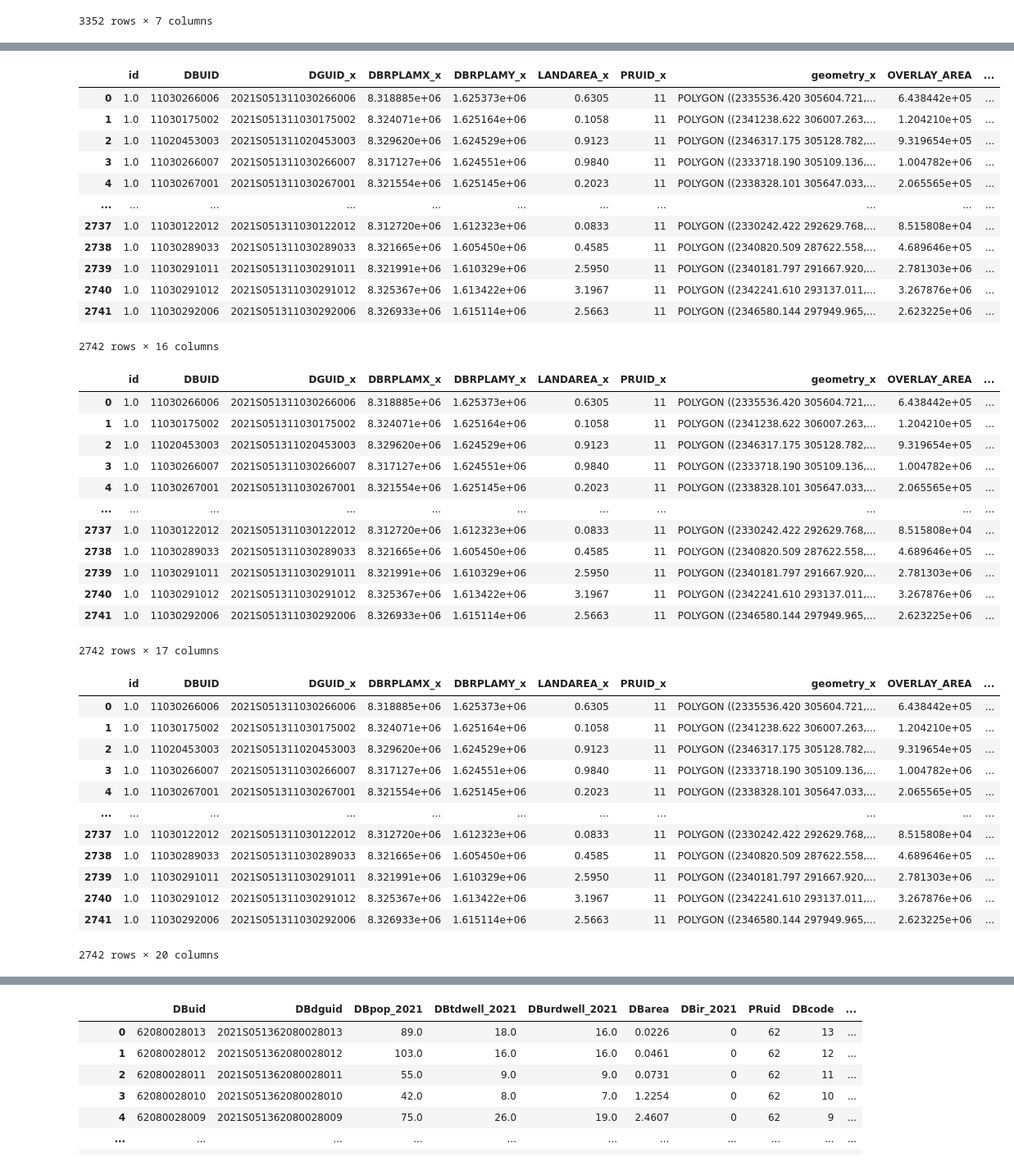
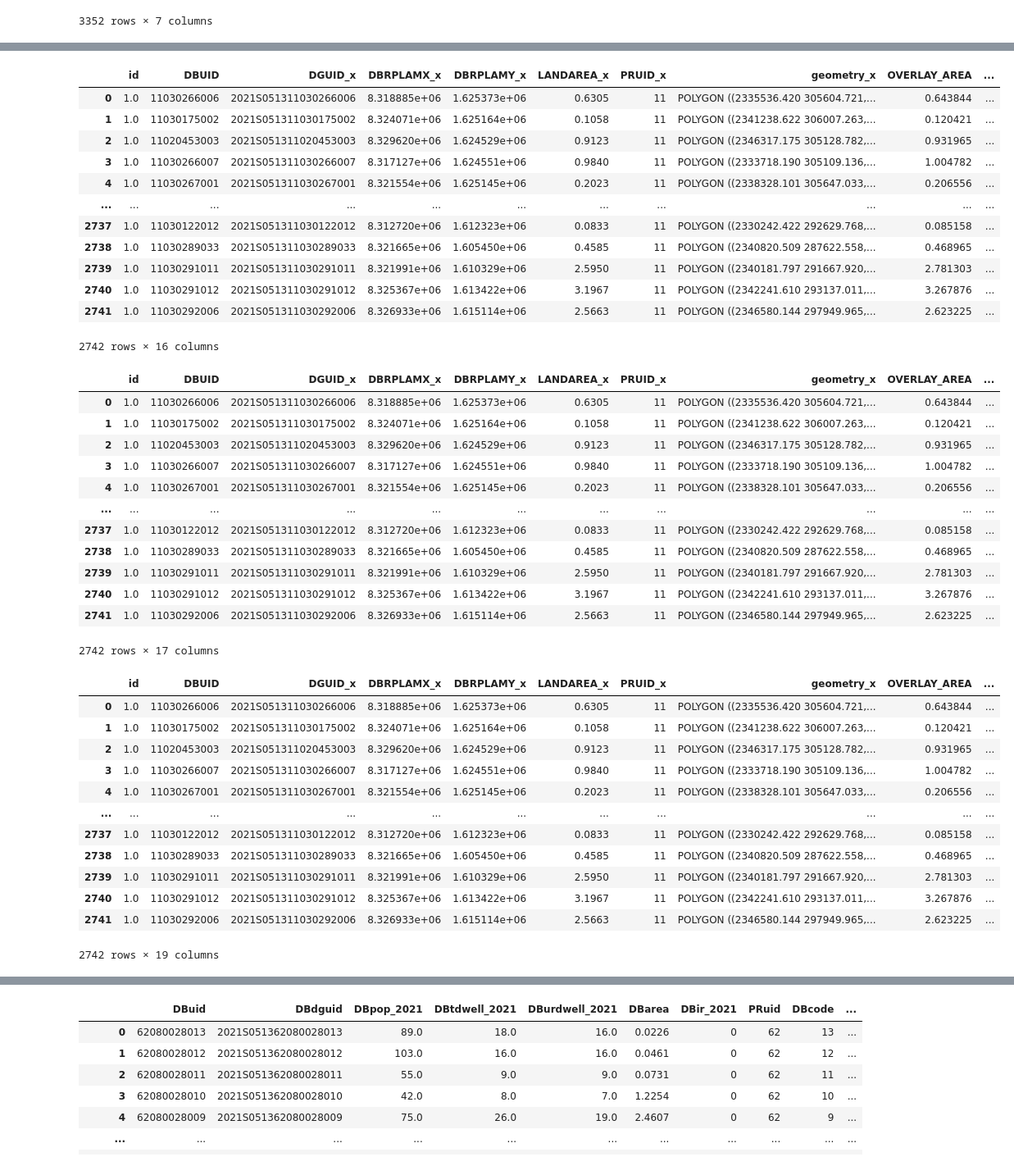
Before and after one commit to dkim3300/WorkInProgress, a Jupyter notebook: crc_project.ipynb, the cells around one changed output, grey strips where cells are left out. Shown: that part at 82% size. Cells and saved outputs as stored; diff of their text form; code cells hidden in the pictures.

```diff
--- a/crc_project.ipynb
+++ b/crc_project.ipynb
@@ -141,20 +99,30 @@ overlay_CCB_PEI_Boundary
+# %%
+# Changing the values of the area in PEI
+# - only execute cell after cell 76
+subSet_PEI_11_GeoUpdate["PEI_TOTAL_AREA"] = subSet_PEI_11_GeoUpdate["PEI_TOTAL_AREA"].apply(lambda x: x / 10**6)
+subSet_PEI_11_GeoUpdate
+# %%
+# Changing the values of the area in overlay_CCB_PEI_Boundary
+# - only execute cell after call 76
+overlay_CCB_PEI_Boundary["OVERLAY_AREA"] = overlay_CCB_PEI_Boundary["OVERLAY_AREA"].apply(lambda x: x / 10**6)
+overlay_CCB_PEI_Boundary
 # %%
 # Merging PEI and CCB together through DBUID
 MERGED_DF_CCB_PEI = pd.merge(overlay_CCB_PEI_Boundary, subSet_PEI_11_GeoUpdate, on = ['DBUID'], how = 'left')
 MERGED_DF_CCB_PEI
 # %% [output]
 |  | id | DBUID | DGUID_x | DBRPLAMX_x | DBRPLAMY_x | LANDAREA_x | PRUID_x | geometry_x | OVERLAY_AREA | ... |
-| 0 | 1.0 | 11030266006 | 2021S051311030266006 | 8.318885e+06 | 1.625373e+06 | 0.6305 | 11 | POLYGON ((2335536.420 305604.721,... | 6.438442e+05 | ... |
-| 1 | 1.0 | 11030175002 | 2021S051311030175002 | 8.324071e+06 | 1.625164e+06 | 0.1058 | 11 | POLYGON ((2341238.622 306007.263,... | 1.204210e+05 | ... |
-| 2 | 1.0 | 11020453003 | 2021S051311020453003 | 8.329620e+06 | 1.624529e+06 | 0.9123 | 11 | POLYGON ((2346317.175 305128.782,... | 9.319654e+05 | ... |
-| 3 | 1.0 | 11030266007 | 2021S051311030266007 | 8.317127e+06 | 1.624551e+06 | 0.9840 | 11 | POLYGON ((2333718.190 305109.136,... | 1.004782e+06 | ... |
-| 4 | 1.0 | 11030267001 | 2021S051311030267001 | 8.321554e+06 | 1.625145e+06 | 0.2023 | 11 | POLYGON ((2338328.101 305647.033,... | 2.065565e+05 | ... |
+| 0 | 1.0 | 11030266006 | 2021S051311030266006 | 8.318885e+06 | 1.625373e+06 | 0.6305 | 11 | POLYGON ((2335536.420 305604.721,... | 0.643844 | ... |
+| 1 | 1.0 | 11030175002 | 2021S051311030175002 | 8.324071e+06 | 1.625164e+06 | 0.1058 | 11 | POLYGON ((2341238.622 306007.263,... | 0.120421 | ... |
+| 2 | 1.0 | 11020453003 | 2021S051311020453003 | 8.329620e+06 | 1.624529e+06 | 0.9123 | 11 | POLYGON ((2346317.175 305128.782,... | 0.931965 | ... |
+| 3 | 1.0 | 11030266007 | 2021S051311030266007 | 8.317127e+06 | 1.624551e+06 | 0.9840 | 11 | POLYGON ((2333718.190 305109.136,... | 1.004782 | ... |
+| 4 | 1.0 | 11030267001 | 2021S051311030267001 | 8.321554e+06 | 1.625145e+06 | 0.2023 | 11 | POLYGON ((2338328.101 305647.033,... | 0.206556 | ... |
 | ... | ... | ... | ... | ... | ... | ... | ... | ... | ... | ... |
-| 2737 | 1.0 | 11030122012 | 2021S051311030122012 | 8.312720e+06 | 1.612323e+06 | 0.0833 | 11 | POLYGON ((2330242.422 292629.768,... | 8.515808e+04 | ... |
-| 2738 | 1.0 | 11030289033 | 2021S051311030289033 | 8.321665e+06 | 1.605450e+06 | 0.4585 | 11 | POLYGON ((2340820.509 287622.558,... | 4.689646e+05 | ... |
-| 2739 | 1.0 | 11030291011 | 2021S051311030291011 | 8.321991e+06 | 1.610329e+06 | 2.5950 | 11 | POLYGON ((2340181.797 291667.920,... | 2.781303e+06 | ... |
-| 2740 | 1.0 | 11030291012 | 2021S051311030291012 | 8.325367e+06 | 1.613422e+06 | 3.1967 | 11 | POLYGON ((2342241.610 293137.011,... | 3.267876e+06 | ... |
-| 2741 | 1.0 | 11030292006 | 2021S051311030292006 | 8.326933e+06 | 1.615114e+06 | 2.5663 | 11 | POLYGON ((2346580.144 297949.965,... | 2.623225e+06 | ... |
+| 2737 | 1.0 | 11030122012 | 2021S051311030122012 | 8.312720e+06 | 1.612323e+06 | 0.0833 | 11 | POLYGON ((2330242.422 292629.768,... | 0.085158 | ... |
+| 2738 | 1.0 | 11030289033 | 2021S051311030289033 | 8.321665e+06 | 1.605450e+06 | 0.4585 | 11 | POLYGON ((2340820.509 287622.558,... | 0.468965 | ... |
+| 2739 | 1.0 | 11030291011 | 2021S051311030291011 | 8.321991e+06 | 1.610329e+06 | 2.5950 | 11 | POLYGON ((2340181.797 291667.920,... | 2.781303 | ... |
+| 2740 | 1.0 | 11030291012 | 2021S051311030291012 | 8.325367e+06 | 1.613422e+06 | 3.1967 | 11 | POLYGON ((2342241.610 293137.011,... | 3.267876 | ... |
+| 2741 | 1.0 | 11030292006 | 2021S051311030292006 | 8.326933e+06 | 1.615114e+06 | 2.5663 | 11 | POLYGON ((2346580.144 297949.965,... | 2.623225 | ... |
 2742 rows × 16 columns
 # %%
 # Calculating the non-ecopia area
@@ -162,43 +130,40 @@ MERGED_DF_CCB_PEI['NON_ECOPIA_AREA'] = MERGED_DF_CCB_PEI['PEI_TOTAL_AREA'] - MER
 MERGED_DF_CCB_PEI
 # %% [output]
 |  | id | DBUID | DGUID_x | DBRPLAMX_x | DBRPLAMY_x | LANDAREA_x | PRUID_x | geometry_x | OVERLAY_AREA | ... |
-| 0 | 1.0 | 11030266006 | 2021S051311030266006 | 8.318885e+06 | 1.625373e+06 | 0.6305 | 11 | POLYGON ((2335536.420 305604.721,... | 6.438442e+05 | ... |
-| 1 | 1.0 | 11030175002 | 2021S051311030175002 | 8.324071e+06 | 1.625164e+06 | 0.1058 | 11 | POLYGON ((2341238.622 306007.263,... | 1.204210e+05 | ... |
-| 2 | 1.0 | 11020453003 | 2021S051311020453003 | 8.329620e+06 | 1.624529e+06 | 0.9123 | 11 | POLYGON ((2346317.175 305128.782,... | 9.319654e+05 | ... |
-| 3 | 1.0 | 11030266007 | 2021S051311030266007 | 8.317127e+06 | 1.624551e+06 | 0.9840 | 11 | POLYGON ((2333718.190 305109.136,... | 1.004782e+06 | ... |
-| 4 | 1.0 | 11030267001 | 2021S051311030267001 | 8.321554e+06 | 1.625145e+06 | 0.2023 | 11 | POLYGON ((2338328.101 305647.033,... | 2.065565e+05 | ... |
+| 0 | 1.0 | 11030266006 | 2021S051311030266006 | 8.318885e+06 | 1.625373e+06 | 0.6305 | 11 | POLYGON ((2335536.420 305604.721,... | 0.643844 | ... |
+| 1 | 1.0 | 11030175002 | 2021S051311030175002 | 8.324071e+06 | 1.625164e+06 | 0.1058 | 11 | POLYGON ((2341238.622 306007.263,... | 0.120421 | ... |
+| 2 | 1.0 | 11020453003 | 2021S051311020453003 | 8.329620e+06 | 1.624529e+06 | 0.9123 | 11 | POLYGON ((2346317.175 305128.782,... | 0.931965 | ... |
+| 3 | 1.0 | 11030266007 | 2021S051311030266007 | 8.317127e+06 | 1.624551e+06 | 0.9840 | 11 | POLYGON ((2333718.190 305109.136,... | 1.004782 | ... |
+| 4 | 1.0 | 11030267001 | 2021S051311030267001 | 8.321554e+06 | 1.625145e+06 | 0.2023 | 11 | POLYGON ((2338328.101 305647.033,... | 0.206556 | ... |
 | ... | ... | ... | ... | ... | ... | ... | ... | ... | ... | ... |
-| 2737 | 1.0 | 11030122012 | 2021S051311030122012 | 8.312720e+06 | 1.612323e+06 | 0.0833 | 11 | POLYGON ((2330242.422 292629.768,... | 8.515808e+04 | ... |
-| 2738 | 1.0 | 11030289033 | 2021S051311030289033 | 8.321665e+06 | 1.605450e+06 | 0.4585 | 11 | POLYGON ((2340820.509 287622.558,... | 4.689646e+05 | ... |
-| 2739 | 1.0 | 11030291011 | 2021S051311030291011 | 8.321991e+06 | 1.610329e+06 | 2.5950 | 11 | POLYGON ((2340181.797 291667.920,... | 2.781303e+06 | ... |
-| 2740 | 1.0 | 11030291012 | 2021S051311030291012 | 8.325367e+06 | 1.613422e+06 | 3.1967 | 11 | POLYGON ((2342241.610 293137.011,... | 3.267876e+06 | ... |
-| 2741 | 1.0 | 11030292006 | 2021S051311030292006 | 8.326933e+06 | 1.615114e+06 | 2.5663 | 11 | POLYGON ((2346580.144 297949.965,... | 2.623225e+06 | ... |
+| 2737 | 1.0 | 11030122012 | 2021S051311030122012 | 8.312720e+06 | 1.612323e+06 | 0.0833 | 11 | POLYGON ((2330242.422 292629.768,... | 0.085158 | ... |
+| 2738 | 1.0 | 11030289033 | 2021S051311030289033 | 8.321665e+06 | 1.605450e+06 | 0.4585 | 11 | POLYGON ((2340820.509 287622.558,... | 0.468965 | ... |
+| 2739 | 1.0 | 11030291011 | 2021S051311030291011 | 8.321991e+06 | 1.610329e+06 | 2.5950 | 11 | POLYGON ((2340181.797 291667.920,... | 2.781303 | ... |
+| 2740 | 1.0 | 11030291012 | 2021S051311030291012 | 8.325367e+06 | 1.613422e+06 | 3.1967 | 11 | POLYGON ((2342241.610 293137.011,... | 3.267876 | ... |
+| 2741 | 1.0 | 11030292006 | 2021S051311030292006 | 8.326933e+06 | 1.615114e+06 | 2.5663 | 11 | POLYGON ((2346580.144 297949.965,... | 2.623225 | ... |
 2742 rows × 17 columns
 # %%
 # Caculating the percentage of area overlap for both the Ecopia and non-Ecopia
 
 # Percentage of non-overlapping Ecopia Data
 MERGED_DF_CCB_PEI['PERCENTAGE_NOT_CONTAINING_ECOPIA'] = MERGED_DF_CCB_PEI['NON_ECOPIA_AREA'] / MERGED_DF_CCB_PEI['PEI_TOTAL_AREA']
 
 # Percentage of overlapping Ecopia Data
 MERGED_DF_CCB_PEI['PERCENTAGE_CONTAINING_ECOPIA'] = MERGED_DF_CCB_PEI['OVERLAY_AREA'] / MERGED_DF_CCB_PEI['PEI_TOTAL_AREA']
 
-# Calculating the difference from the two polygons
-MERGED_DF_CCB_PEI['DIff_FROM_OVERLAY_TO_PEI'] = MERGED_DF_CCB_PEI['geometry_x'].difference(MERGED_DF_CCB_PEI['geometry_y'], align = False)
-
 # Checking two columns created
 MERGED_DF_CCB_PEI
 # %% [output]
 |  | id | DBUID | DGUID_x | DBRPLAMX_x | DBRPLAMY_x | LANDAREA_x | PRUID_x | geometry_x | OVERLAY_AREA | ... |
-| 0 | 1.0 | 11030266006 | 2021S051311030266006 | 8.318885e+06 | 1.625373e+06 | 0.6305 | 11 | POLYGON ((2335536.420 305604.721,... | 6.438442e+05 | ... |
-| 1 | 1.0 | 11030175002 | 2021S051311030175002 | 8.324071e+06 | 1.625164e+06 | 0.1058 | 11 | POLYGON ((2341238.622 306007.263,... | 1.204210e+05 | ... |
-| 2 | 1.0 | 11020453003 | 2021S051311020453003 | 8.329620e+06 | 1.624529e+06 | 0.9123 | 11 | POLYGON ((2346317.175 305128.782,... | 9.319654e+05 | ... |
-| 3 | 1.0 | 11030266007 | 2021S051311030266007 | 8.317127e+06 | 1.624551e+06 | 0.9840 | 11 | POLYGON ((2333718.190 305109.136,... | 1.004782e+06 | ... |
-| 4 | 1.0 | 11030267001 | 2021S051311030267001 | 8.321554e+06 | 1.625145e+06 | 0.2023 | 11 | POLYGON ((2338328.101 305647.033,... | 2.065565e+05 | ... |
+| 0 | 1.0 | 11030266006 | 2021S051311030266006 | 8.318885e+06 | 1.625373e+06 | 0.6305 | 11 | POLYGON ((2335536.420 305604.721,... | 0.643844 | ... |
+| 1 | 1.0 | 11030175002 | 2021S051311030175002 | 8.324071e+06 | 1.625164e+06 | 0.1058 | 11 | POLYGON ((2341238.622 306007.263,... | 0.120421 | ... |
+| 2 | 1.0 | 11020453003 | 2021S051311020453003 | 8.329620e+06 | 1.624529e+06 | 0.9123 | 11 | POLYGON ((2346317.175 305128.782,... | 0.931965 | ... |
+| 3 | 1.0 | 11030266007 | 2021S051311030266007 | 8.317127e+06 | 1.624551e+06 | 0.9840 | 11 | POLYGON ((2333718.190 305109.136,... | 1.004782 | ... |
+| 4 | 1.0 | 11030267001 | 2021S051311030267001 | 8.321554e+06 | 1.625145e+06 | 0.2023 | 11 | POLYGON ((2338328.101 305647.033,... | 0.206556 | ... |
 | ... | ... | ... | ... | ... | ... | ... | ... | ... | ... | ... |
-| 2737 | 1.0 | 11030122012 | 2021S051311030122012 | 8.312720e+06 | 1.612323e+06 | 0.0833 | 11 | POLYGON ((2330242.422 292629.768,... | 8.515808e+04 | ... |
-| 2738 | 1.0 | 11030289033 | 2021S051311030289033 | 8.321665e+06 | 1.605450e+06 | 0.4585 | 11 | POLYGON ((2340820.509 287622.558,... | 4.689646e+05 | ... |
-| 2739 | 1.0 | 11030291011 | 2021S051311030291011 | 8.321991e+06 | 1.610329e+06 | 2.5950 | 11 | POLYGON ((2340181.797 291667.920,... | 2.781303e+06 | ... |
-| 2740 | 1.0 | 11030291012 | 2021S051311030291012 | 8.325367e+06 | 1.613422e+06 | 3.1967 | 11 | POLYGON ((2342241.610 293137.011,... | 3.267876e+06 | ... |
-| 2741 | 1.0 | 11030292006 | 2021S051311030292006 | 8.326933e+06 | 1.615114e+06 | 2.5663 | 11 | POLYGON ((2346580.144 297949.965,... | 2.623225e+06 | ... |
+| 2737 | 1.0 | 11030122012 | 2021S051311030122012 | 8.312720e+06 | 1.612323e+06 | 0.0833 | 11 | POLYGON ((2330242.422 292629.768,... | 0.085158 | ... |
+| 2738 | 1.0 | 11030289033 | 2021S051311030289033 | 8.321665e+06 | 1.605450e+06 | 0.4585 | 11 | POLYGON ((2340820.509 287622.558,... | 0.468965 | ... |
+| 2739 | 1.0 | 11030291011 | 2021S051311030291011 | 8.321991e+06 | 1.610329e+06 | 2.5950 | 11 | POLYGON ((2340181.797 291667.920,... | 2.781303 | ... |
+| 2740 | 1.0 | 11030291012 | 2021S051311030291012 | 8.325367e+06 | 1.613422e+06 | 3.1967 | 11 | POLYGON ((2342241.610 293137.011,... | 3.267876 | ... |
+| 2741 | 1.0 | 11030292006 | 2021S051311030292006 | 8.326933e+06 | 1.615114e+06 | 2.5663 | 11 | POLYGON ((2346580.144 297949.965,... | 2.623225 | ... |
-2742 rows × 20 columns
+2742 rows × 19 columns
```
Also changed, not shown: parts of 4 cells of this notebook.
